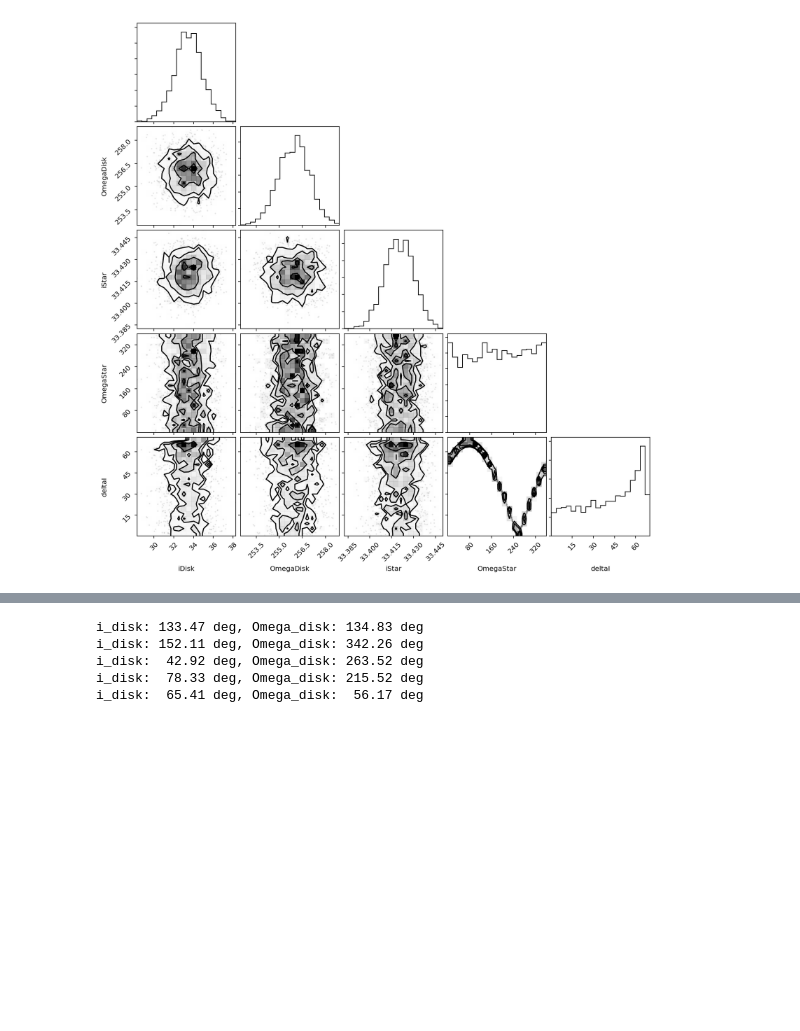
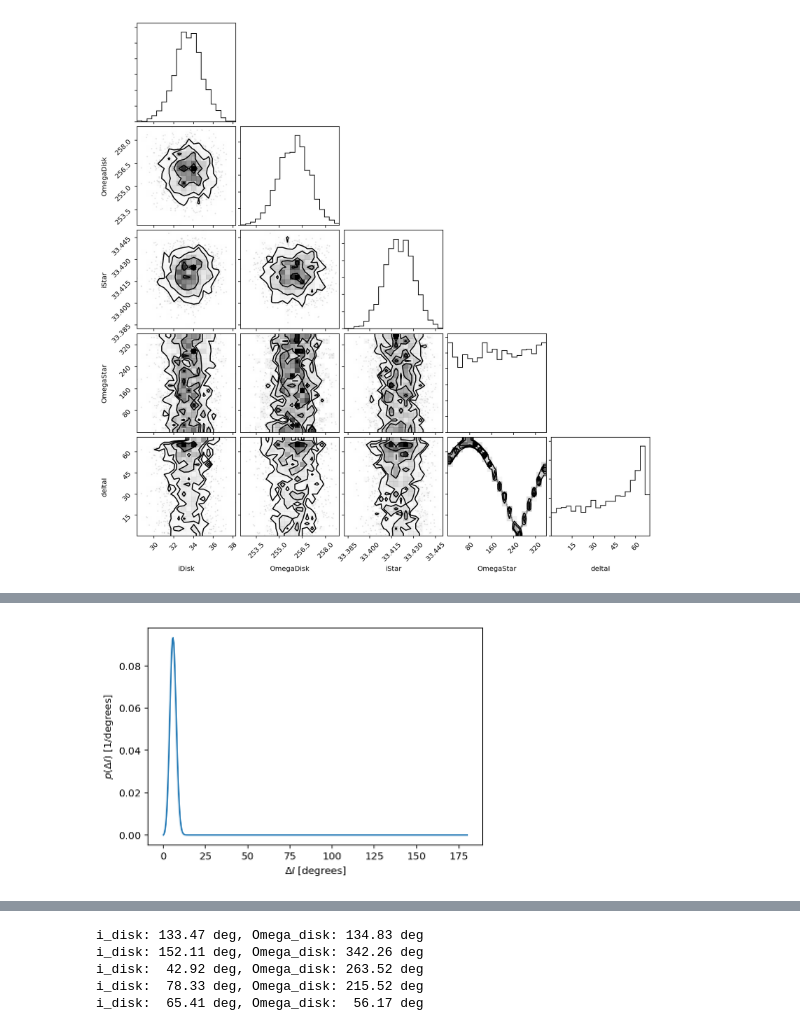
Before and after one commit to iancze/hierarchical-mutual-inclinations, a Jupyter notebook: MutualInclinations.ipynb, the cells around one changed output, grey strips where cells are left out. Drawn from its saved outputs; the diff is of its cells as text; code cells hidden in the pictures; blank space fills up the shorter version.

```diff
--- a/MutualInclinations.ipynb
+++ b/MutualInclinations.ipynb
@@ -370,0 +385,15 @@ i_disk = np.arccos(2 * V - 1.0) / deg # polar angle
+# %%
+def input_prob(Delta_I):
+    '''
+    Delta_I is in degrees.
+    '''
+    return np.sin(Delta_I * deg) * np.exp(-0.5 * (Delta_I - 5.0)**2 / (2**2))
+
+dis = np.linspace(0, 180.0, num=500)
+p_is = input_prob(dis)
+
+plt.plot(dis, p_is);
+plt.xlabel(r"$\Delta I$ [degrees]");
+plt.ylabel(r"$p(\Delta I)$ [1/degrees]");
+# %% [output]
+[figure, added]
```
Also changed, not shown: parts of 20 cells of this notebook.
